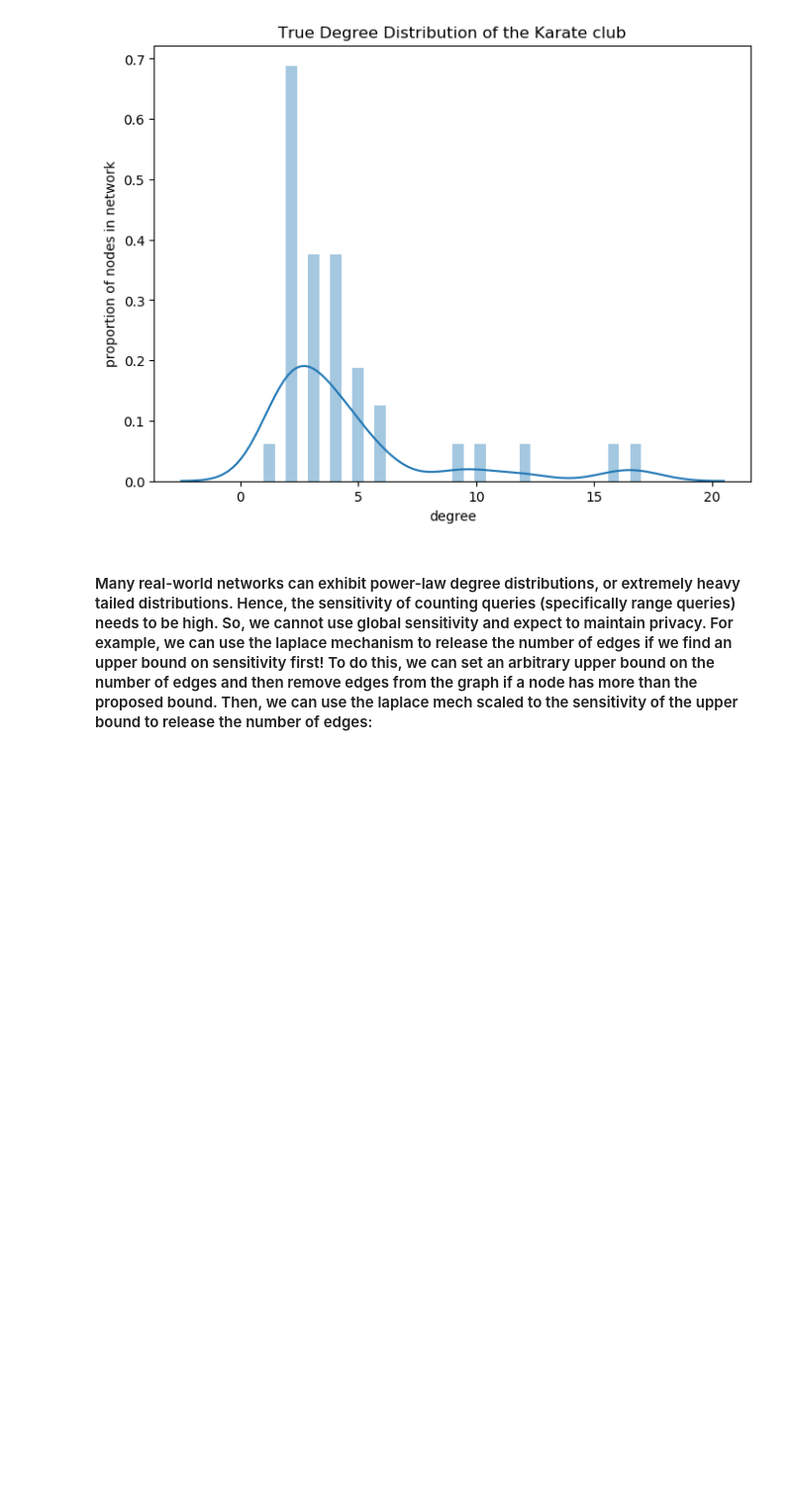
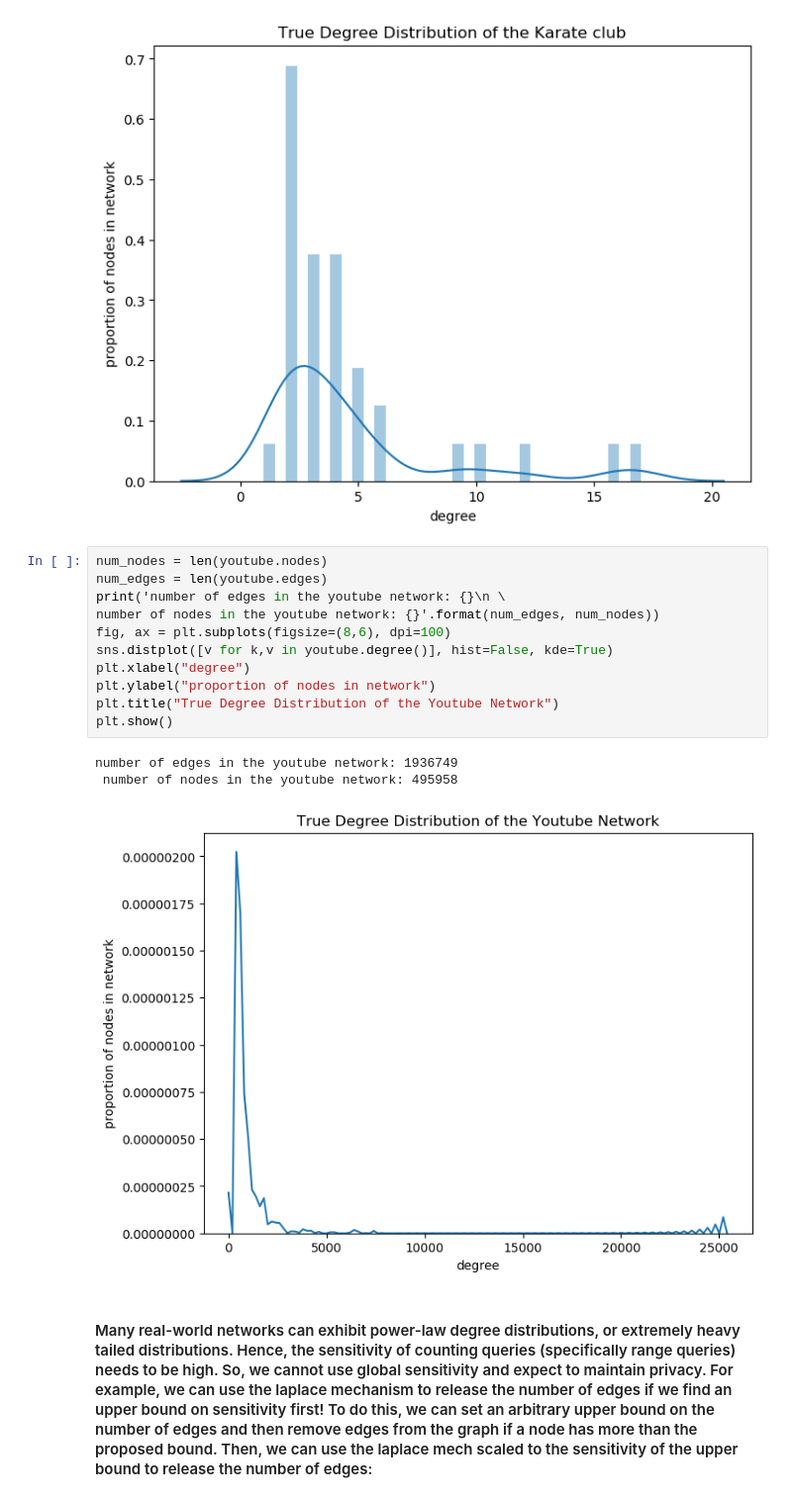
Before and after one commit to DaveLanday/DifferentiallyPrivateNetworks, a Jupyter notebook: notebooks/Project.ipynb, the cells around one changed output. Shown at 99% size. Drawn from its saved outputs; the diff is of its cells as text; blank space fills up the shorter version.

```diff
--- a/notebooks/Project.ipynb
+++ b/notebooks/Project.ipynb
@@ -72,6 +76,21 @@ plt.title("True Degree Distribution of the Karate club")
 plt.show()
 # %% [output]
 [figure]
+# %%
+num_nodes = len(youtube.nodes)
+num_edges = len(youtube.edges)
+print('number of edges in the youtube network: {}\n \
+number of nodes in the youtube network: {}'.format(num_edges, num_nodes))
+fig, ax = plt.subplots(figsize=(8,6), dpi=100)
+sns.distplot([v for k,v in youtube.degree()], hist=False, kde=True)
+plt.xlabel("degree")
+plt.ylabel("proportion of nodes in network")
+plt.title("True Degree Distribution of the Youtube Network")
+plt.show()
+# %% [output]
+number of edges in the youtube network: 1936749
+ number of nodes in the youtube network: 495958
+[figure, added]
 # %% [markdown]
 #### Many real-world networks can exhibit power-law degree distributions, or extremely heavy tailed distributions. Hence, the sensitivity of counting queries (specifically range queries) needs to be high. So, we cannot use global sensitivity and expect to maintain privacy. For example, we can use the laplace mechanism to release the number of edges if we find an upper bound on sensitivity first! To do this, we can set an arbitrary upper bound on the number of edges and then remove edges from the graph if a node has more than the proposed bound. Then, we can use the laplace mech scaled to the sensitivity of the upper bound to release the number of edges:
 # %%
```
Also changed, not shown: parts of 16 cells of this notebook, 1 other file.
